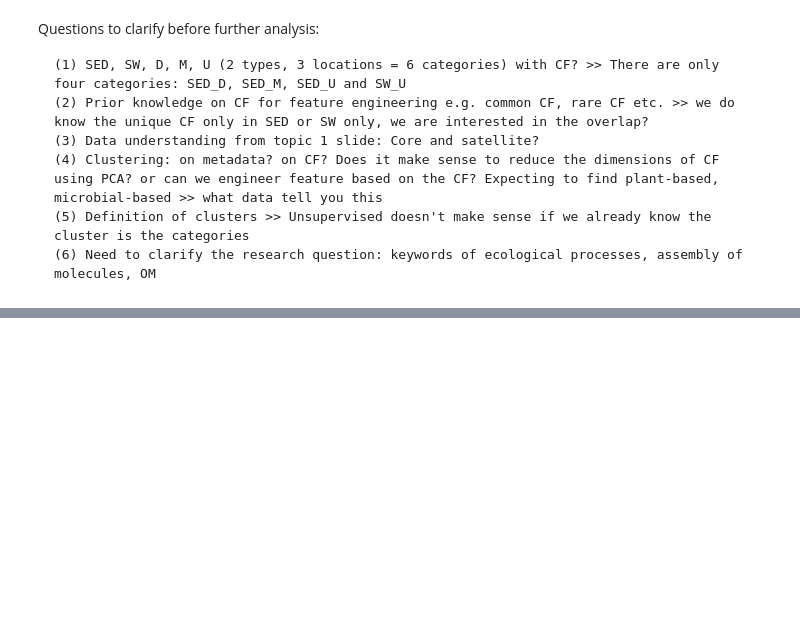
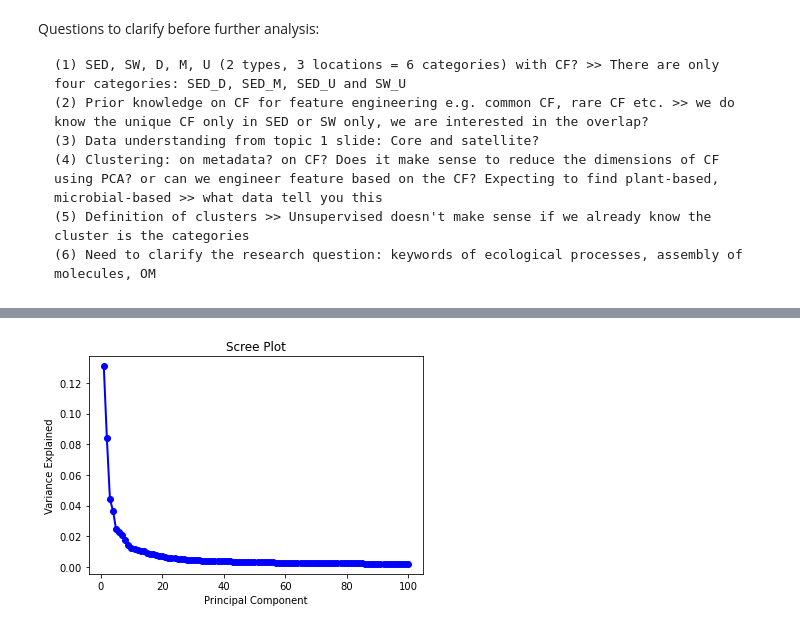
Before and after one commit to mmlchang/WHONDRS_collaboration, a Jupyter notebook: EDA/EDA.ipynb, the cells around one changed output, grey strips where cells are left out. Saved outputs shown, nothing was run; the diff lists cells and outputs as text; code cells hidden in the pictures; blank space fills up the shorter version.

```diff
--- a/EDA/EDA.ipynb
+++ b/EDA/EDA.ipynb
@@ -181,0 +135,7 @@ plt.show()
+# %%
+# How many CF appears in ALL samples and drop
+nunique = sw.nunique()
+cols_to_drop = nunique[nunique == 1].index
+print(str(len(cols_to_drop)) + " CF appear in all sample, to be removed.")
+sw = sw.drop(cols_to_drop, axis=1)
+sw.shape
@@ -181,0 +145,3 @@ plt.show()
+# %%
+nsw = sw.div(sw.sum(axis=1), axis=0)
+nsw.head()
@@ -181,0 +157,10 @@ plt.show()
+# %%
+from sklearn.preprocessing import StandardScaler
+#define scaler
+scaler = StandardScaler()
+#create copy of DataFrame
+scaled_df=nsw.copy()
+
+#created scaled version of DataFrame
+scaled_df=pd.DataFrame(scaler.fit_transform(scaled_df), columns=scaled_df.columns)
+scaled_df.head()
@@ -181,0 +175,20 @@ plt.show()
+# %%
+# Dimensionality reduction
+from sklearn.decomposition import PCA
+
+n = 100
+
+#define PCA model to use
+pca = PCA(n_components=n)
+
+#fit PCA model to data
+pca_fit = pca.fit(scaled_df)
+
+PC_values = np.arange(pca.n_components_) + 1
+plt.plot(PC_values, pca.explained_variance_ratio_, 'o-', linewidth=2, color='blue')
+plt.title('Scree Plot')
+plt.xlabel('Principal Component')
+plt.ylabel('Variance Explained')
+plt.show()
+# %% [output]
+[figure, added]
```
Also changed, not shown: parts of 29 cells of this notebook, 2 other files.
